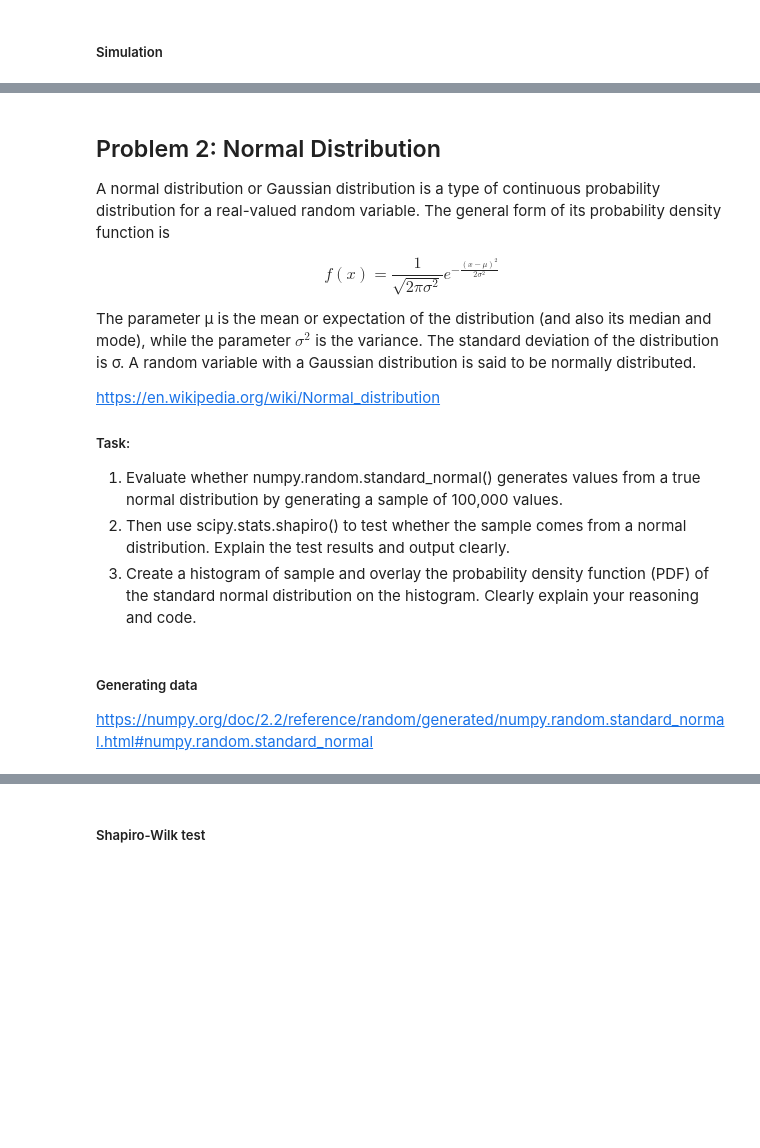
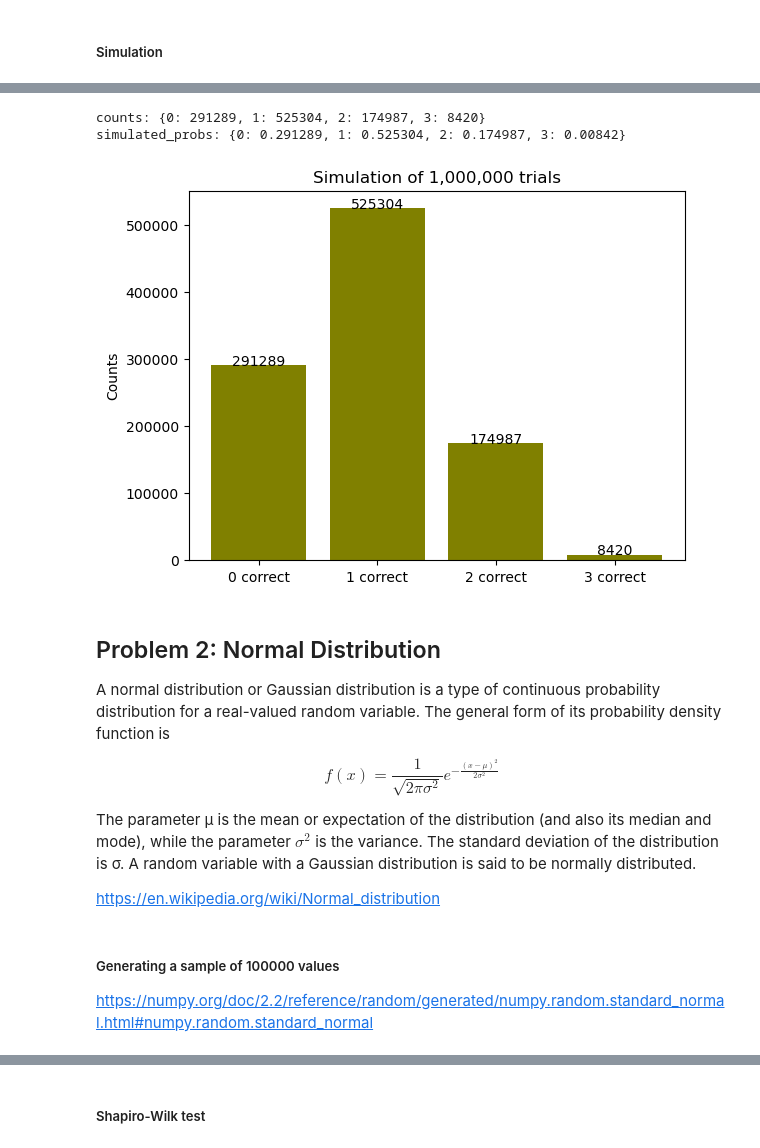
Before and after one commit to lmacakova/applied_statistics_r, a Jupyter notebook: problems.ipynb, the cells around one changed output, grey strips where cells are left out. Drawn from its saved outputs; the diff is of its cells as text; code cells hidden in the pictures; blank space fills up the shorter version.

```diff
--- a/problems.ipynb
+++ b/problems.ipynb
@@ -142,3 +134,42 @@ With this variant of lady tasting tea experiment, I could assume that alternativ
+# %%
+# Simulation 1000000 trials
+results_million = []
+for _ in range(1000000):
+    # randomly choose the "special" cups
+    special_set = set(random.sample(cups_list, special_cups))
+    # randomly choose the guess
+    guess_set = set(random.sample(cups_list, cups_chosen))
+    # count overlap
+    overlap = len(special_set & guess_set)
+    results_million.append(overlap)
+
+
+counts_million = Counter(results_million) # Count frequencies
+counts_sorted_million = dict(sorted(counts_million.items()))# Sorting counts
+
+simulated_probs_million = {k: counts_million[k] / 1000000 for k in range(special_cups + 1)}
+#Print results
+print("counts:", counts_sorted_million)
+print("simulated_probs:", simulated_probs_million)
+# %% [output]
+counts: {0: 291289, 1: 525304, 2: 174987, 3: 8420}
+simulated_probs: {0: 0.291289, 1: 0.525304, 2: 0.174987, 3: 0.00842}
+# %%
+# Plot
+ks = list(counts_sorted_million.keys())
+values = list(counts_sorted_million.values())
+# Labels and title
+plt.bar(ks, values, tick_label=[f"{k} correct" for k in ks], color='olive')
+plt.ylabel("Counts")
+plt.title(f"Simulation of 1,000,000 trials")
+
+# labels above bars
+for i, v in zip(ks, values):
+    plt.text(i, v + 5, str(v), ha='center')
+
+plt.show()
+# %% [output]
+[figure, added]
 # %% [markdown]
 ## Problem 2: Normal Distribution
 
@@ -150,13 +181,8 @@ The parameter μ is the mean or expectation of the distribution (and also its me
 $σ^2$ is the variance. The standard deviation of the distribution is σ. A random variable with a Gaussian distribution is said to be normally distributed.
 
 https://en.wikipedia.org/wiki/Normal_distribution
-
-##### Task:
-1.  Evaluate whether numpy.random.standard_normal() generates values from a true normal distribution by generating a sample of 100,000 values.
-2.  Then use scipy.stats.shapiro() to test whether the sample comes from a normal distribution. Explain the test results and output clearly.
-3. Create a histogram of sample and overlay the probability density function (PDF) of the standard normal distribution on the histogram. Clearly explain your reasoning and code.
 # %% [markdown]
-##### Generating data
+##### Generating a sample of 100000 values
 https://numpy.org/doc/2.2/reference/random/generated/numpy.random.standard_normal.html#numpy.random.standard_normal
 # %%
 # Generating the sample
```
Also changed, not shown: parts of 22 cells of this notebook, 1 other file.
